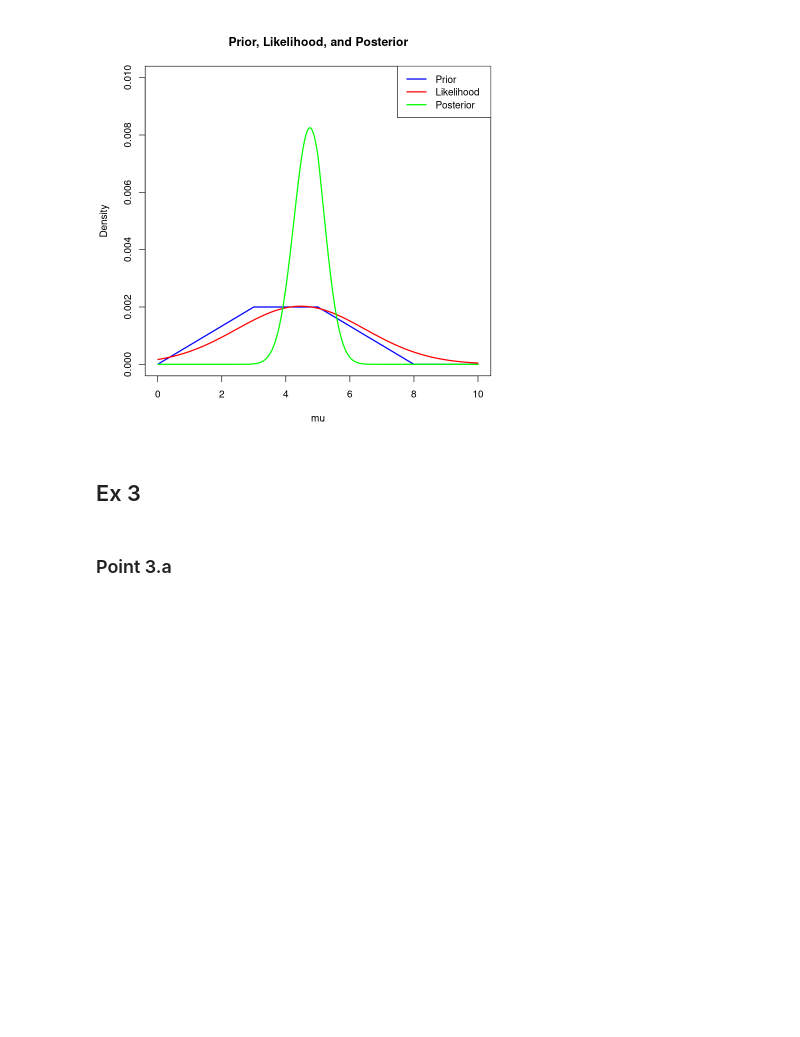
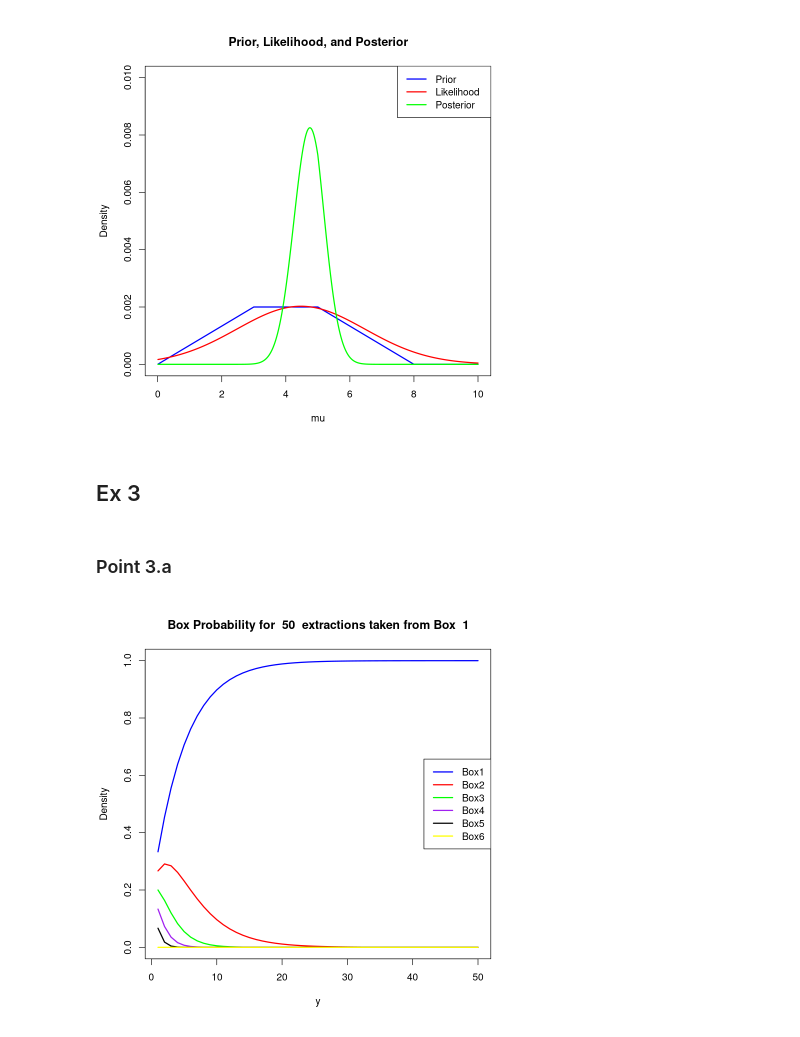
Before and after one commit to FedericoBraidi/ASPA, a Jupyter notebook: lab4/Federico_Braidi_Rlab04.ipynb, the cells around one changed output. Saved outputs shown, nothing was run; the diff lists cells and outputs as text; code cells hidden in the pictures; blank space fills up the shorter version.

```diff
--- a/lab4/Federico_Braidi_Rlab04.ipynb
+++ b/lab4/Federico_Braidi_Rlab04.ipynb
@@ -102,15 +167,47 @@ legend("topright", legend = c("Prior", "Likelihood", "Posterior"), col = c("blue
 # %%
 simulate <- function(n=50,prior=c(1/6,1/6,1/6,1/6,1/6,1/6),prob=c(5/5,4/5,3/5,2/5,1/5,0/5),box_num="rand"){
     if (box_num=="rand"){
-        box_num <- sample(1:length(prior),1)  #choose a box
+        box_num <- sample(1:length(prior), 1)
     }
+    #print(box_num)
     obs<-rbinom(n=n,size=1,prob = prob[box_num])
-    for (o in obs){
-        likelihood<-dbinom(x = o,size = ,prob = prob)
+    #print(length(obs))
+    history<-list()
+    for (i in seq_along(obs)){
+        o<-obs[i]
+        likelihood<-dbinom(x = o,size = 1,prob = prob)/sum(dbinom(x = o,size = 1,prob = prob))
         norm<-sum(likelihood*prior)
         posterior<-prior*likelihood/norm
+        #cat("\n\nValue ",o)
+        #cat("\nPrior:",prior)
+        #cat("\nLikelihood",likelihood)
+        #cat("\nPosterior",posterior)
         prior<-posterior
+        history[[i]] <- posterior
     }
+
+    history_df <- do.call(rbind, lapply(history, function(x) as.data.frame(t(x))))
+    colnames(history_df) <- paste0("Posterior_", seq_along(prior))
+    history_df$Iteration <- seq_len(nrow(history_df))
+    history_df$Value <- obs
+
+    return (history_df)
 }
 # %% [markdown]
 ### Point 3.a
+# %%
+n=50
+box_num=1
+
+results<-simulate(n=n,box_num = box_num)
+
+plot(results$Iteration, results$Posterior_1, type = "l", col = "blue", lwd = 2,
+    xlab = "y", ylab = "Density", main = paste("Box Probability for ", n, " extractions taken from Box ", box_num), ylim = c(0, 1))
+lines(results$Iteration, results$Posterior_2, col = "red", lwd = 2)
+lines(results$Iteration, results$Posterior_3, col = "green", lwd = 2)
+lines(results$Iteration, results$Posterior_4, col = "purple", lwd = 2)
+lines(results$Iteration, results$Posterior_5, col = "black", lwd = 2)
+lines(results$Iteration, results$Posterior_6, col = "yellow", lwd = 2)
+legend("right", legend = c("Box1", "Box2", "Box3","Box4","Box5","Box6"), col = c("blue", "red", "green","purple","black","yellow"), lwd = 2)
+# %% [output]
+[figure, added]
```
Also changed, not shown: parts of 14 cells of this notebook.
